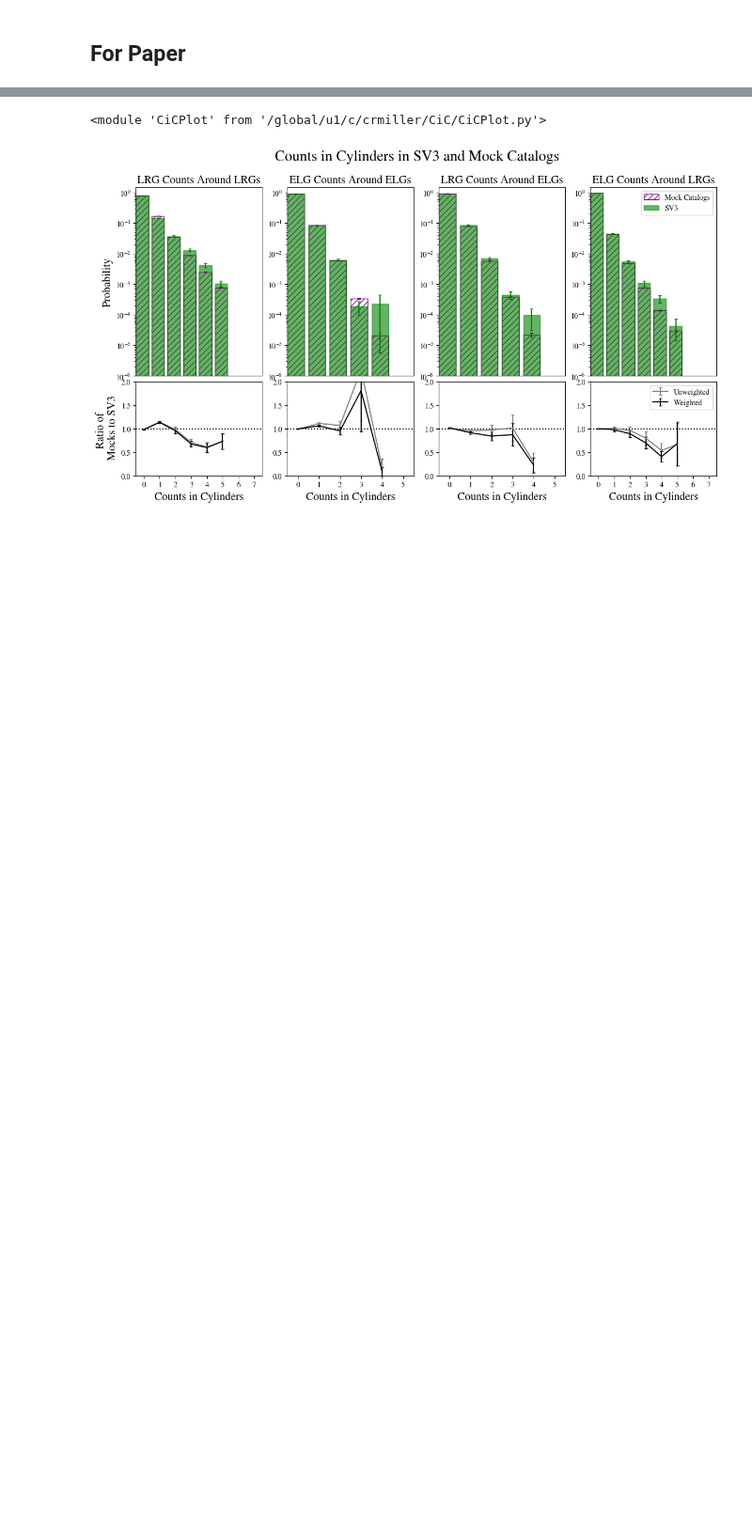
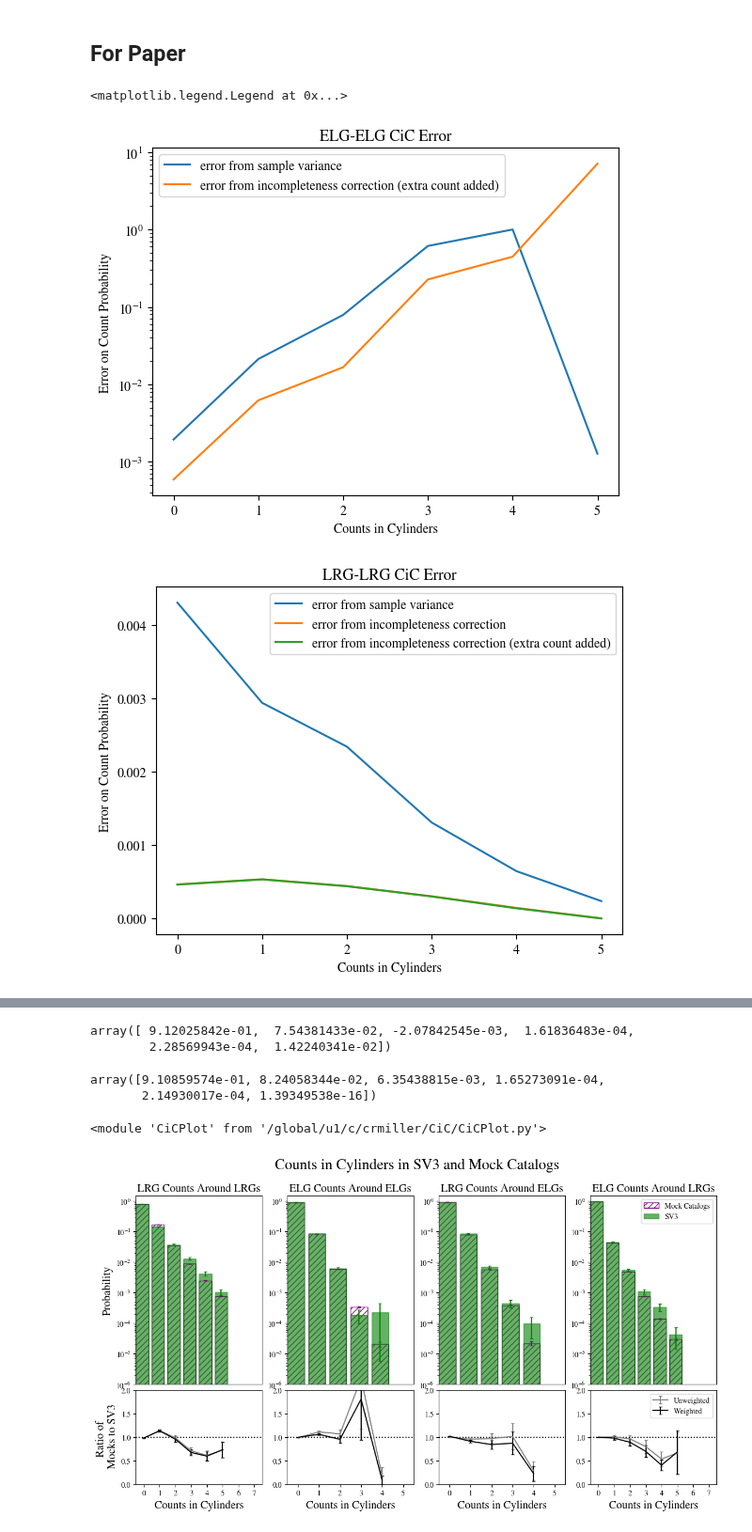
Before and after one commit to catherine-miller/CountsinCylinders, a Jupyter notebook: PlotCiC2.ipynb, the cells around one changed output, grey strips where cells are left out. Shown at 94% size. Cells and saved outputs as stored; diff of their text form; code cells hidden in the pictures; blank space fills up the shorter version.

```diff
--- a/PlotCiC2.ipynb
+++ b/PlotCiC2.ipynb
@@ -47,4 +47,9 @@ for mocknumber in np.arange(18):
     Abacus_lrg_complete.append(Table.read("datafiles/Abacus_complete_cleaned_"+str(mocknumber)+"_R1L40_lrg.csv"))
     Abacus_lrg_incomplete.append(Table.read("datafiles/ffa_cleaned_"+str(mocknumber)+"_R1L40_lrg.csv"))
 # %%
-reload(CiCPlot)
+import IncompletenessMatrix
+matrices = IncompletenessMatrix.loadMatrices()
+#cat = CiCPlot.jackknifeCiCError(elgtables,lrgtables,6,matrices=matrices)
+
+matrices_plusone = IncompletenessMatrix.loadMatrices(elgfile = "datafiles/sv3incmatrix_elg_plusone.npz",
+                 lrgfile = "datafiles/sv3incmatrix_lrg_plusone.npz")
@@ -61,7 +64,7 @@ binmax = 6
 histabcomplete = CiCPlot.jackknifeCiCError(Abacus_elg_complete,Abacus_lrg_complete,binmax)
 histabincomplete = CiCPlot.jackknifeCiCError(Abacus_elg_incomplete,Abacus_lrg_incomplete,binmax)
 # %%
-def checkfordisappearingbins(hist1,hist2):
+'''def checkfordisappearingbins(hist1,hist2):
     for i in range(len(hist1)):
         for j in range(len(hist1[i])):
             if hist1[i][j] != 0 and hist2[i][j] == 0:
@@ -70,5 +73,5 @@ def checkfordisappearingbins(hist1,hist2):
 print("elgs")
 checkfordisappearingbins(histsv3complete.elgbivariate,histsv3incomplete.elgbivariate)
 print("lrgs")
-checkfordisappearingbins(histsv3complete.lrgbivariate,histsv3incomplete.lrgbivariate)
+checkfordisappearingbins(histsv3complete.lrgbivariate,histsv3incomplete.lrgbivariate)'''
 # %% [output]
@@ -187,4 +167,51 @@ cat2 = [Abacus_elg,Abacus_lrg]
 #cat4 = [randoms_sv3_elg,randoms_sv3_lrg]
 #cat5 = [randoms_elg,randoms_lrg]
 # %%
-cichist = CiCPlot.jackknifeCiCError(*cat1,6)
+cichist = CiCPlot.jackknifeCiCError(*cat1,6,matrices=matrices)
+
+cichist_plusone = CiCPlot.jackknifeCiCError(*cat1,6,matrices=matrices_plusone)
+# %%
+#plot error from the correction vs error from sample variance
+bins = np.arange(6)
+plt.title("ELG-ELG CiC Error")
+plt.xlabel("Counts in Cylinders")
+plt.plot(bins, cichist_plusone.elg_CiCerr_sample/cichist_plusone.elghistcomb,label="error from sample variance")
+#plt.plot(bins,cichist.elg_CiCerr_inc/cichist.elghistcomb,label="error from incompleteness correction")
+plt.plot(bins, cichist_plusone.elg_CiCerr_inc/cichist_plusone.elghistcomb,label="error from incompleteness correction (extra count added)")
+plt.ylabel("Error on Count Probability")
+plt.yscale('log')
+plt.legend()
+
+plt.figure()
+plt.title("LRG-LRG CiC Error")
+bins = np.arange(6)
+plt.xlabel("Counts in Cylinders")
+plt.plot(bins, cichist.lrg_CiCerr_sample,label="error from sample variance")
+plt.plot(bins,cichist.lrg_CiCerr_inc,label="error from incompleteness correction")
+plt.plot(bins, cichist_plusone.lrg_CiCerr_inc,label="error from incompleteness correction (extra count added)")
+plt.ylabel("Error on Count Probability")
+plt.legend()
+
+plt.figure()
+plt.title("ELG-LRG CiC Error")
+bins = np.arange(6)
+plt.xlabel("Counts in Cylinders")
+plt.plot(bins, cichist.elglrg_CiCerr_sample,label="error from sample variance")
+plt.plot(bins,cichist.elglrg_CiCerr_inc,label="error from incompleteness correction")
+plt.plot(bins, cichist_plusone.elglrg_CiCerr_inc,label="error from incompleteness correction (extra count added)")
+plt.ylabel("Error on Count Probability")
+plt.legend()
+
+plt.figure()
+plt.title("LRG-ELG CiC Error")
+bins = np.arange(6)
+plt.xlabel("Counts in Cylinders")
+plt.plot(bins, cichist.lrgelg_CiCerr_sample,label="error from sample variance")
+plt.plot(bins,cichist.lrgelg_CiCerr_inc,label="error from incompleteness correction")
+plt.plot(bins, cichist_plusone.lrgelg_CiCerr_inc,label="error from incompleteness correction (extra count added)")
+plt.ylabel("Error on Count Probability")
+plt.legend()
+# %% [output]
+<matplotlib.legend.Legend at 0x...>
+[figure, added]
+[figure, added]
@@ -191,3 +220,13 @@ cichist = CiCPlot.jackknifeCiCError(*cat1,6)
+# %%
+cichist.elghistcomb
+# %% [output]
+array([ 9.12025842e-01,  7.54381433e-02, -2.07842545e-03,  1.61836483e-04,
+        2.28569943e-04,  1.42240341e-02])
+# %%
+cichist_plusone.elghistcomb
+# %% [output]
+array([9.10859574e-01, 8.24058344e-02, 6.35438815e-03, 1.65273091e-04,
+       2.14930017e-04, 1.39349538e-16])
 # %%
 tag = "weighted"
 # %%
```
Also changed, not shown: parts of 5 cells of this notebook, 7 other files.
